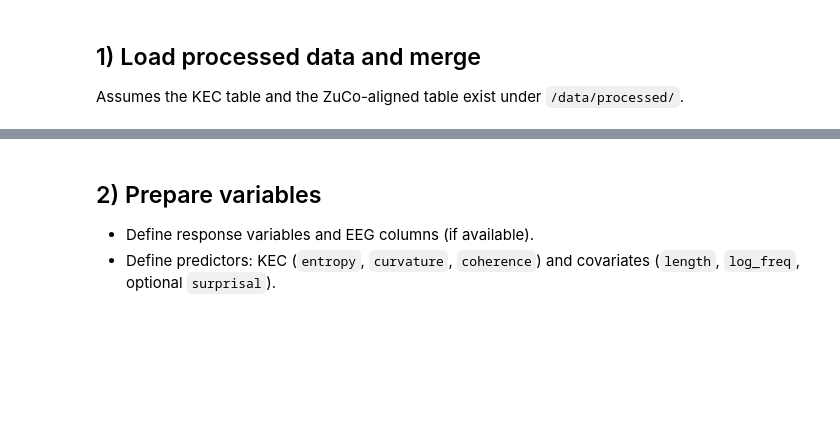
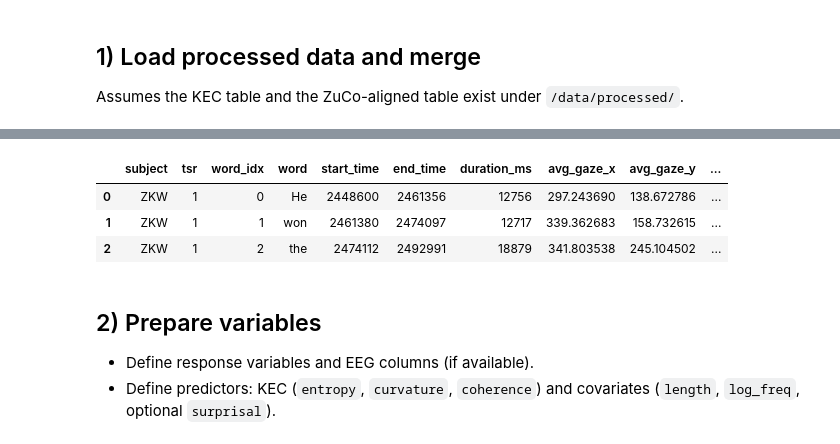
Before and after one commit to agourakis82/pcs-meta-repo, a Jupyter notebook: notebooks/04_zuco_models.ipynb, the cells around one changed output, grey strips where cells are left out. Drawn from its saved outputs; the diff is of its cells as text; code cells hidden in the pictures; blank space fills up the shorter version.

```diff
--- a/notebooks/04_zuco_models.ipynb
+++ b/notebooks/04_zuco_models.ipynb
@@ -37,8 +39,8 @@ heartbeat('Environment ready')
 ## 1) Load processed data and merge
 Assumes the KEC table and the ZuCo-aligned table exist under `/data/processed/`.
 # %%
-kec_path = Path('data/processed/kec/metrics_en.csv')
-zuco_path = Path('data/processed/zuco_aligned.csv')
+kec_path = Path('../data/processed/kec/metrics_en.csv')
+zuco_path = Path('../data/processed/zuco_word_level_all_subjects.csv')
 
 if not kec_path.exists():
     warnings.warn(f"KEC file not found: {kec_path}. Please generate it in Notebook 02.")
@@ -55,8 +57,8 @@ def normcols(df):
 kec_df = normcols(kec_df)
 zuco_df = normcols(zuco_df)
 
-kec_word_col = 'word' if 'word' in kec_df.columns else ('Word' if 'Word' in kec_df.columns else None)
-zuco_word_col = 'Word' if 'Word' in zuco_df.columns else ('word' if 'word' in zuco_df.columns else None)
+kec_word_col = 'node'  # KEC file uses 'node' for word column
+zuco_word_col = 'word'  # ZuCo file uses 'word' for word column
 
 if len(kec_df)>0 and len(zuco_df)>0 and kec_word_col and zuco_word_col:
     merged = zuco_df.merge(kec_df, left_on=zuco_word_col, right_on=kec_word_col, how='left', suffixes=('', '_kec'))
@@ -65,3 +67,4 @@ else:
 
 heartbeat(f"Merged shape: {merged.shape if len(merged)>0 else 'N/A'}")
 merged.head(3) if len(merged)>0 else merged
+# %% [output]
@@ -68,3 +73,7 @@ merged.head(3) if len(merged)>0 else merged
+|  | subject | tsr | word_idx | word | start_time | end_time | duration_ms | avg_gaze_x | avg_gaze_y | ... |
+| 0 | ZKW | 1 | 0 | He | 2448600 | 2461356 | 12756 | 297.243690 | 138.672786 | ... |
+| 1 | ZKW | 1 | 1 | won | 2461380 | 2474097 | 12717 | 339.362683 | 158.732615 | ... |
+| 2 | ZKW | 1 | 2 | the | 2474112 | 2492991 | 18879 | 341.803538 | 245.104502 | ... |
 # %% [markdown]
 ## 2) Prepare variables
 - Define response variables and EEG columns (if available).
```
Also changed, not shown: parts of 9 cells of this notebook, 25 other files.
